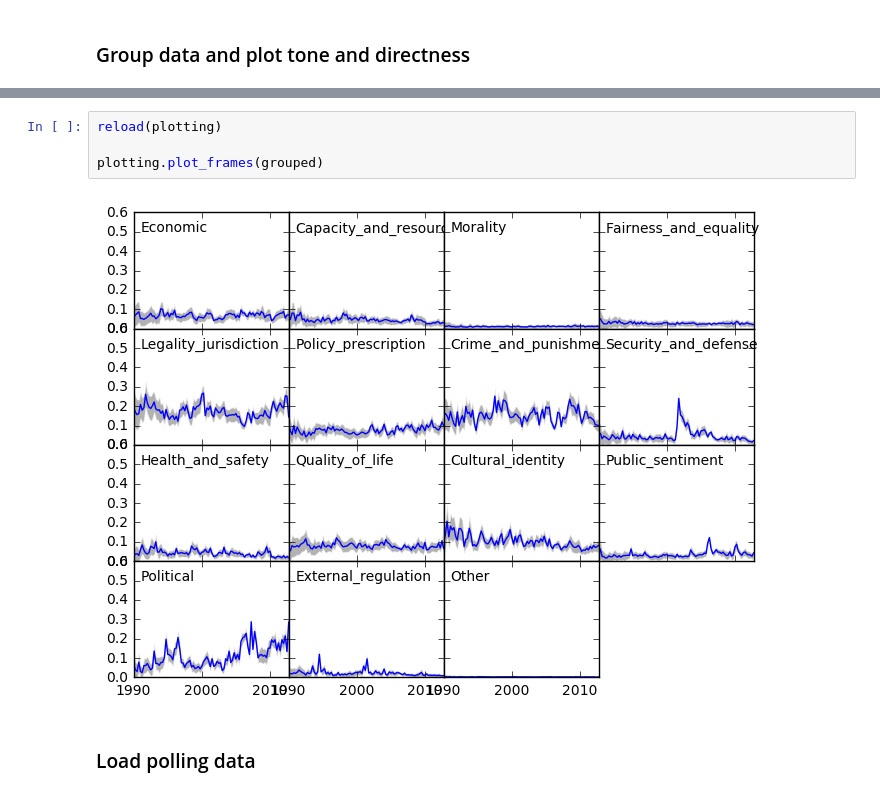
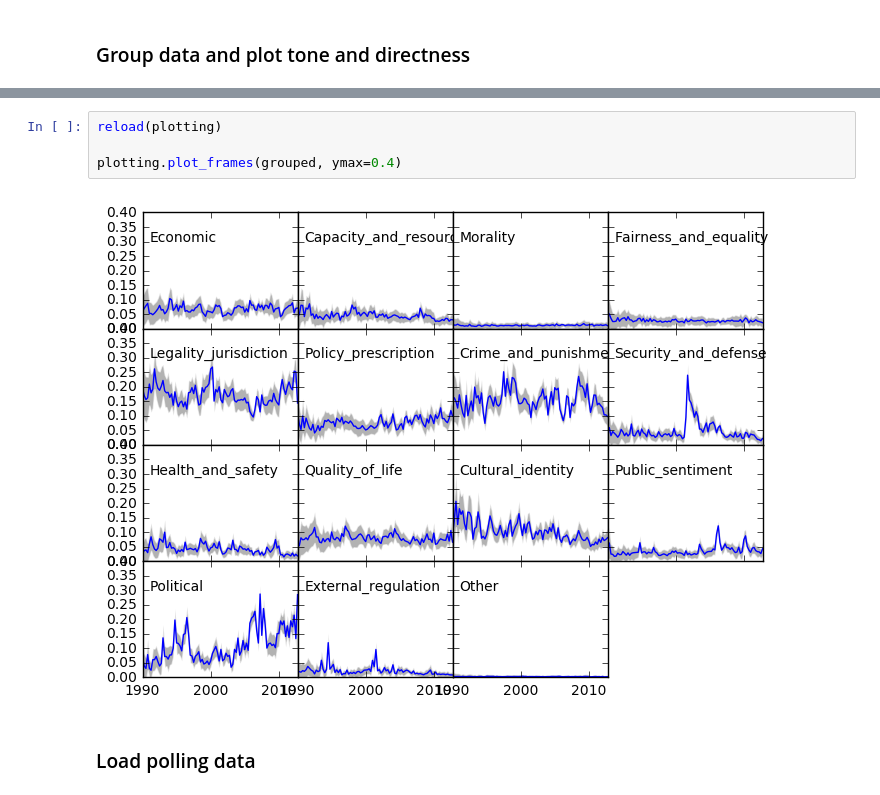
Before and after one commit to dallascard/predicting_public_opinion, a Jupyter notebook: immigration.ipynb, the cells around one changed output, grey strips where cells are left out. Cells and saved outputs as stored; diff of their text form.

```diff
--- a/immigration.ipynb
+++ b/immigration.ipynb
@@ -47,9 +86,9 @@ Grouped data into 92 periods
 # %%
 reload(plotting)
 
-plotting.plot_frames(grouped)
+plotting.plot_frames(grouped, ymax=0.4)
 # %% [output]
-[figure, old version]
+[figure, new version]
 # %% [markdown]
 ### Load polling data
 # %%
```
Also changed, not shown: parts of 20 cells of this notebook, 9 other files.
